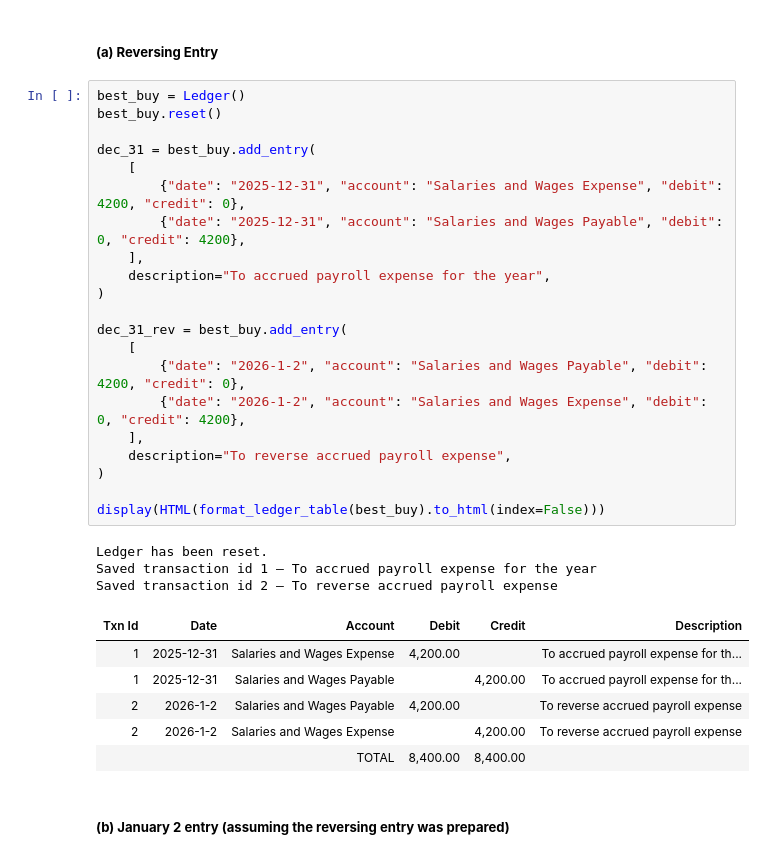
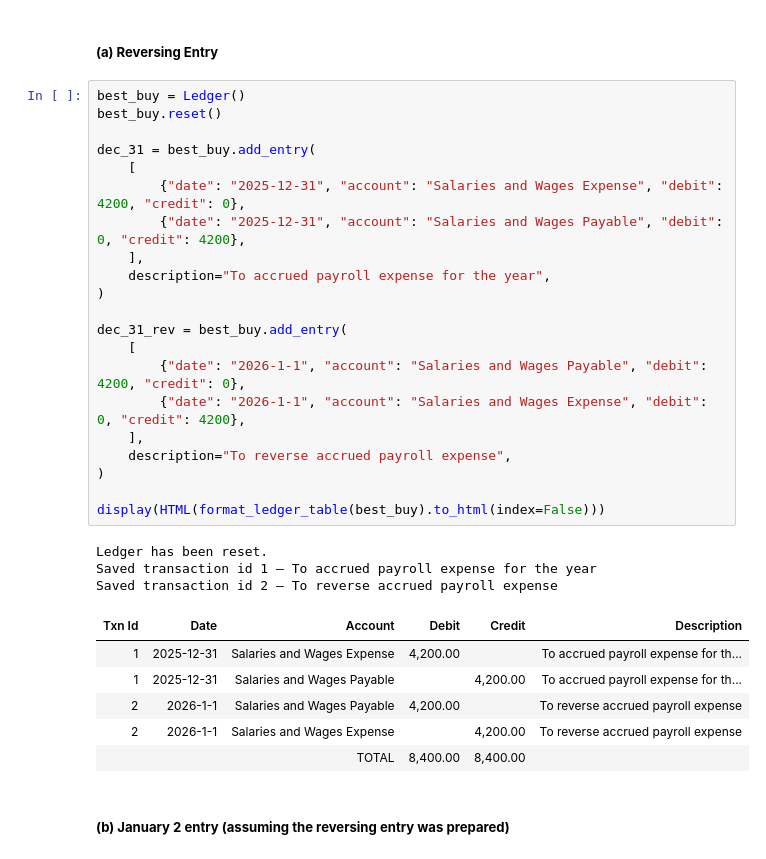
Before and after one commit to ekmartinez/Accounting, a Jupyter notebook: 01_The_Accounting_Information_System/01_The_Accounting_Information_System_Brief_Exercises.ipynb, the cells around one changed output. Cells and saved outputs as stored; diff of their text form.

```diff
--- a/01_The_Accounting_Information_System/01_The_Accounting_Information_System_Brief_Exercises.ipynb
+++ b/01_The_Accounting_Information_System/01_The_Accounting_Information_System_Brief_Exercises.ipynb
@@ -733,33 +722,33 @@ Net Income           |     56,300
 # %%
 best_buy = Ledger()
 best_buy.reset()
 
 dec_31 = best_buy.add_entry(
     [
         {"date": "2025-12-31", "account": "Salaries and Wages Expense", "debit": 4200, "credit": 0},
         {"date": "2025-12-31", "account": "Salaries and Wages Payable", "debit": 0, "credit": 4200},
     ],
     description="To accrued payroll expense for the year",
 )
 
 dec_31_rev = best_buy.add_entry(
     [
-        {"date": "2026-1-2", "account": "Salaries and Wages Payable", "debit": 4200, "credit": 0},
-        {"date": "2026-1-2", "account": "Salaries and Wages Expense", "debit": 0, "credit": 4200},
+        {"date": "2026-1-1", "account": "Salaries and Wages Payable", "debit": 4200, "credit": 0},
+        {"date": "2026-1-1", "account": "Salaries and Wages Expense", "debit": 0, "credit": 4200},
     ],
     description="To reverse accrued payroll expense",
 )
 
 display(HTML(format_ledger_table(best_buy).to_html(index=False)))
 # %% [output]
 Ledger has been reset.
 Saved transaction id 1 — To accrued payroll expense for the year
 Saved transaction id 2 — To reverse accrued payroll expense
 | Txn Id | Date | Account | Debit | Credit | Description |
 | 1 | 2025-12-31 | Salaries and Wages Expense | 4,200.00 |  | To accrued payroll expense for th... |
 | 1 | 2025-12-31 | Salaries and Wages Payable |  | 4,200.00 | To accrued payroll expense for th... |
-| 2 | 2026-1-2 | Salaries and Wages Payable | 4,200.00 |  | To reverse accrued payroll expense |
-| 2 | 2026-1-2 | Salaries and Wages Expense |  | 4,200.00 | To reverse accrued payroll expense |
+| 2 | 2026-1-1 | Salaries and Wages Payable | 4,200.00 |  | To reverse accrued payroll expense |
+| 2 | 2026-1-1 | Salaries and Wages Expense |  | 4,200.00 | To reverse accrued payroll expense |
 |  |  | TOTAL | 8,400.00 | 8,400.00 |  |
 # %% [markdown]
 ##### **(b) January 2 entry (assuming the reversing entry was prepared)**
```
Also changed, not shown: parts of 1 cell of this notebook.
